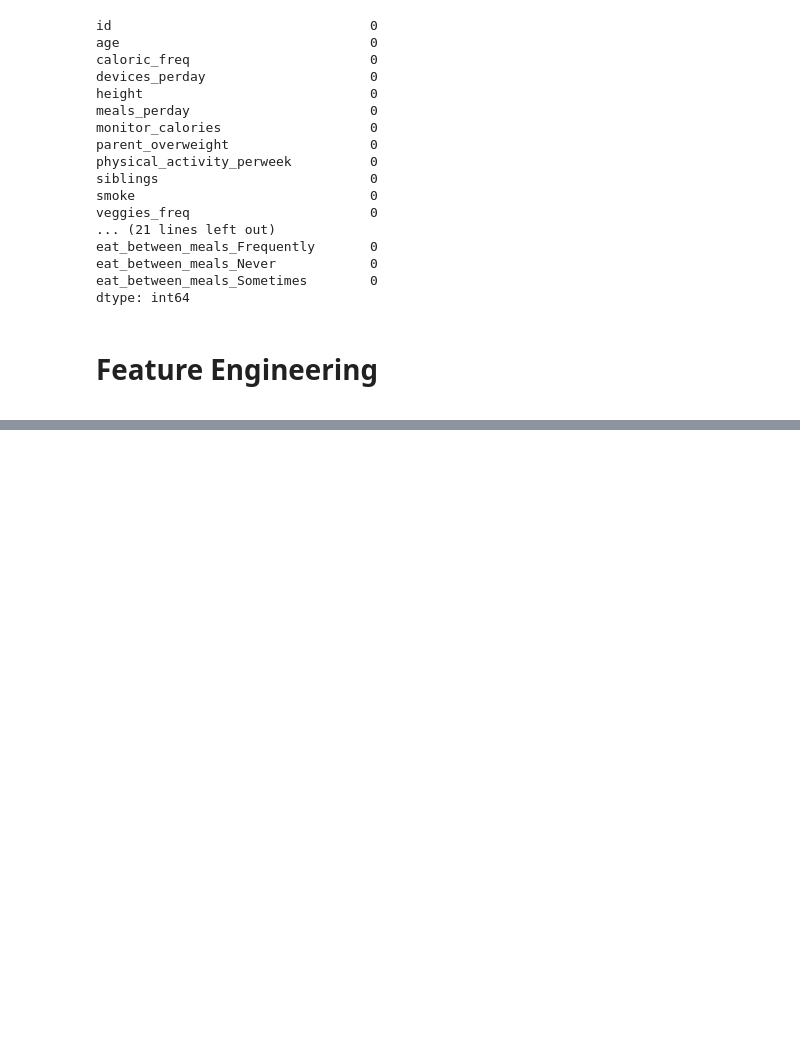
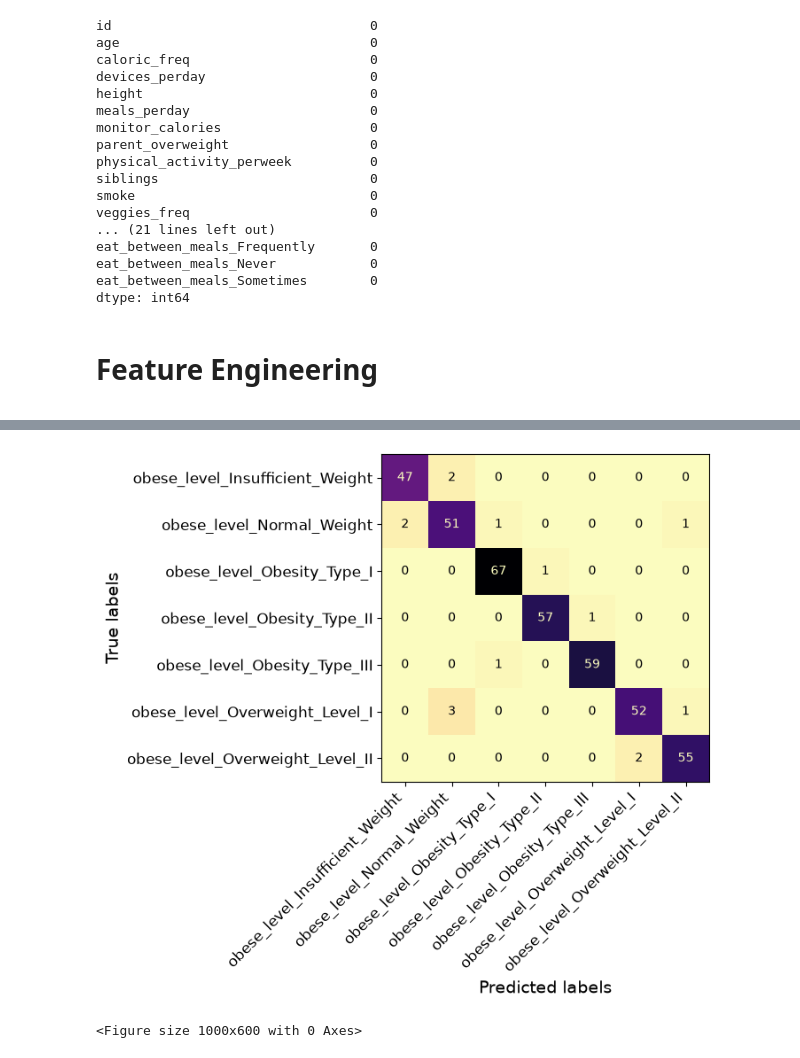
Before and after one commit to Imphatvn/Machine_learning_1, a Jupyter notebook: ML_1_CODE.ipynb, the cells around one changed output, grey strips where cells are left out. Drawn from its saved outputs; the diff is of its cells as text; code cells hidden in the pictures; blank space fills up the shorter version.

```diff
--- a/ML_1_CODE.ipynb
+++ b/ML_1_CODE.ipynb
@@ -437,0 +996,11 @@ Index(['id', 'age', 'caloric_freq', 'devices_perday', 'height', 'meals_perday',
+# %%
+# Fit our final model and show the macro f1 scores as it is the same scoring systems used in the competition
+# Also show the classification report to give us better insights on prediction performance for specific labels
+
+voting_model.fit(X_train, y_train)
+
+y_pred = voting_model.predict(X_test)
+
+macro_f1 = f1_score(y_test, y_pred, average='macro')
+print(F"Macro F1 Score: {macro_f1}")
+print(classification_report(y_test, y_pred))
@@ -437,0 +1022,16 @@ Index(['id', 'age', 'caloric_freq', 'devices_perday', 'height', 'meals_perday',
+# %%
+# Use a Confusion Matrix Display to show where model is making incorrect prediction and where the errors are ending up
+# Seeing that having issues in predicting the normal weight
+
+ConfusionMatrixDisplay.from_predictions(y_test, y_pred, colorbar=False, cmap='magma_r')
+plt.xlabel('Predicted labels', fontsize=14)
+plt.ylabel('True labels', fontsize=14)
+plt.xticks(fontsize=12, rotation=45, ha='right')
+plt.yticks(fontsize=12)
+plt.figure(figsize=(10,6))
+
+plt.tight_layout()
+plt.show()
+# %% [output]
+[figure, added]
+<Figure size 1000x600 with 0 Axes>
```
Also changed, not shown: parts of 34 cells of this notebook, 2 other files.
